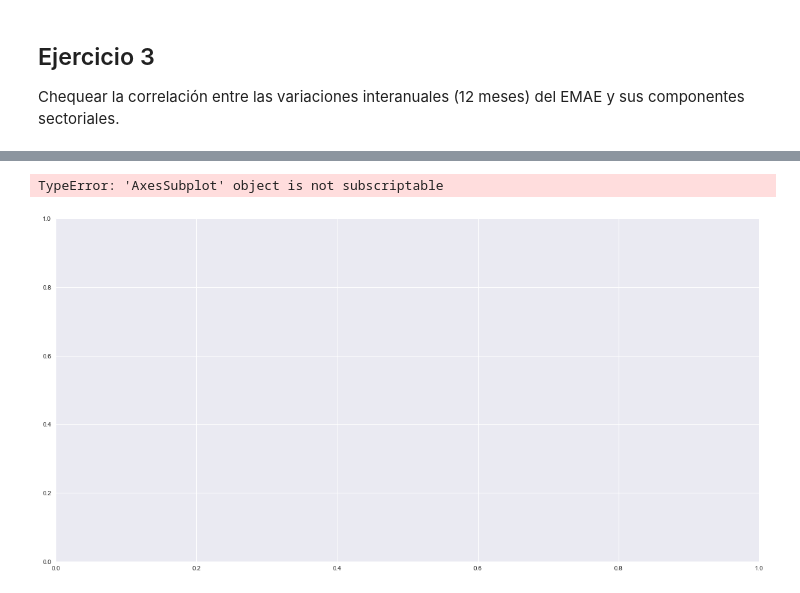
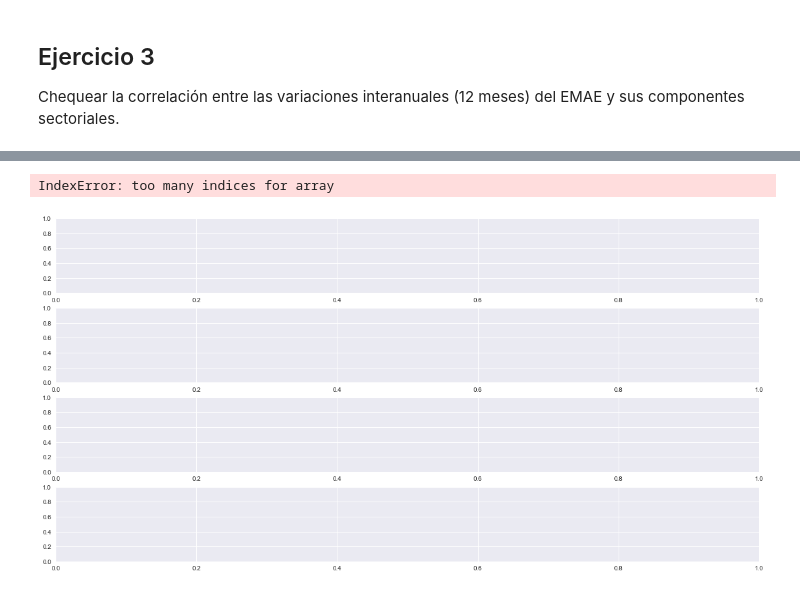
Before and after one commit to datosgobar/analisis-datos-python, a Jupyter notebook: Series-de-Tiempo/series-tiempo-resueltos.ipynb, the cells around one changed output, grey strips where cells are left out. Drawn from its saved outputs; the diff is of its cells as text; code cells hidden in the pictures.

```diff
--- a/Series-de-Tiempo/series-tiempo-resueltos.ipynb
+++ b/Series-de-Tiempo/series-tiempo-resueltos.ipynb
@@ -124,0 +126,5 @@ tc_bna_vend.pct_change(12)[12:].head()
+# %%
+tasa_interes_pm= pd.read_csv("https://apis.datos.gob.ar/series/api/series/?ids=89.1_IR_BCRARIA_0_M_34&limit=5000&format=csv")
+tasa_interes_pm["indice_tiempo"]=pd.to_datetime(tasa_interes_pm["indice_tiempo"])
+tasa_interes_pm= tasa_interes_pm.set_index("indice_tiempo")
+tasa_interes_pm.head()
@@ -124,0 +139,5 @@ tc_bna_vend.pct_change(12)[12:].head()
+# %%
+inflacion_ia= pd.read_csv("https://apis.datos.gob.ar/series/api/series/?ids=103.1_I2N_2016_M_19&representation_mode=percent_change_a_year_ago&limit=5000&format=csv")
+inflacion_ia["indice_tiempo"]=pd.to_datetime(inflacion_ia["indice_tiempo"])
+inflacion_ia= inflacion_ia.set_index("indice_tiempo")
+inflacion_ia.head()
@@ -124,0 +152,5 @@ tc_bna_vend.pct_change(12)[12:].head()
+# %%
+exp_inflacion= pd.read_csv("https://apis.datos.gob.ar/series/api/series/?ids=431.1_EXPECTATIVDIO_M_0_0_30_56&limit=5000&format=csv")
+exp_inflacion["indice_tiempo"]=pd.to_datetime(exp_inflacion["indice_tiempo"])
+exp_inflacion= exp_inflacion.set_index("indice_tiempo")
+exp_inflacion.head()
@@ -124,0 +165,5 @@ tc_bna_vend.pct_change(12)[12:].head()
+# %%
+tablero=pd.merge(tc_bna_prom_mov, tasa_interes_pm, left_on="indice_tiempo", right_on="indice_tiempo")
+tablero= pd.merge(tablero, inflacion_ia, left_on="indice_tiempo", right_on="indice_tiempo")
+tablero= pd.merge(tablero, exp_inflacion,left_on="indice_tiempo", right_on="indice_tiempo")
+tablero.head()
@@ -125,8 +178,14 @@ tc_bna_vend.pct_change(12)[12:].head()
 # %%
-fig, axes = plt.subplots(nrows=1, ncols=1, figsize=(20, 10))
-tc_bna_vend.pct_change(1).plot("tipo_cambio_bna_vendedor",ax=axes[0,0])
-tc_bna_vend.pct_change(3).plot("tipo_cambio_bna_vendedor",ax=axes[1,0])
-tc_bna_vend.pct_change(6).plot("tipo_cambio_bna_vendedor",ax=axes[2,0])
+fig, axes = plt.subplots(nrows=4, ncols=1, figsize=(20, 10))
+tablero.plot("tipo_cambio_bna_vendedor",ax=axes[0,0])
+tablero.plot("instr_bcra_tasa_politica_monetaria",ax=axes[1,0])
+tablero.plot("ipc_2016_nivgeneral_var_pct_ia",ax=axes[2,0])
+tablero.plot("expectativa_inflacion_promedio",ax=axes[3,0])
+for row in axes:
+    for ax in row:
+        pass
+        ax.set_xlabel("")
+        ax.set_ylabel("")
 # %% [output]
-TypeError: 'AxesSubplot' object is not subscriptable
+IndexError: too many indices for array
-[figure, old version]
+[figure, new version]
```
Also changed, not shown: parts of 12 cells of this notebook.
